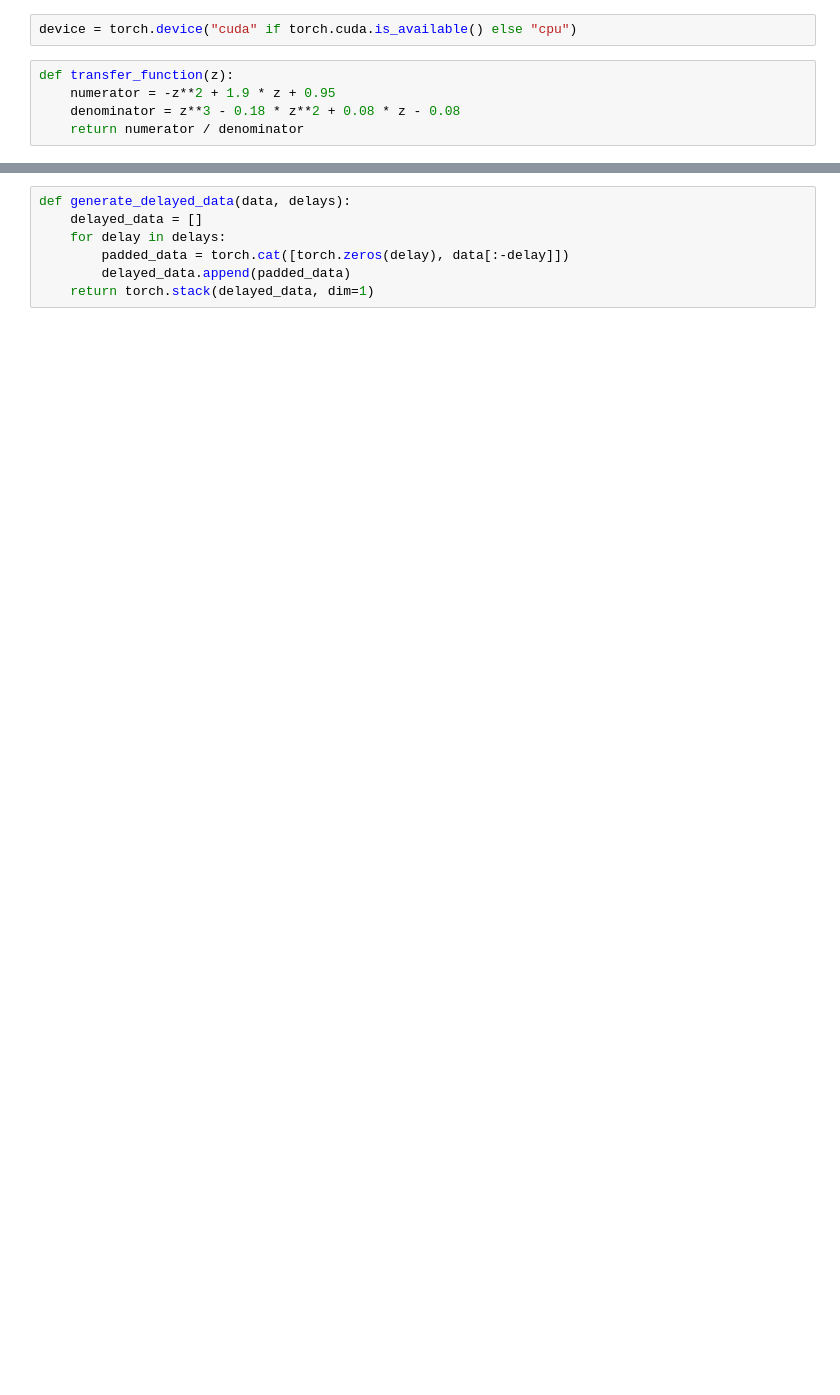
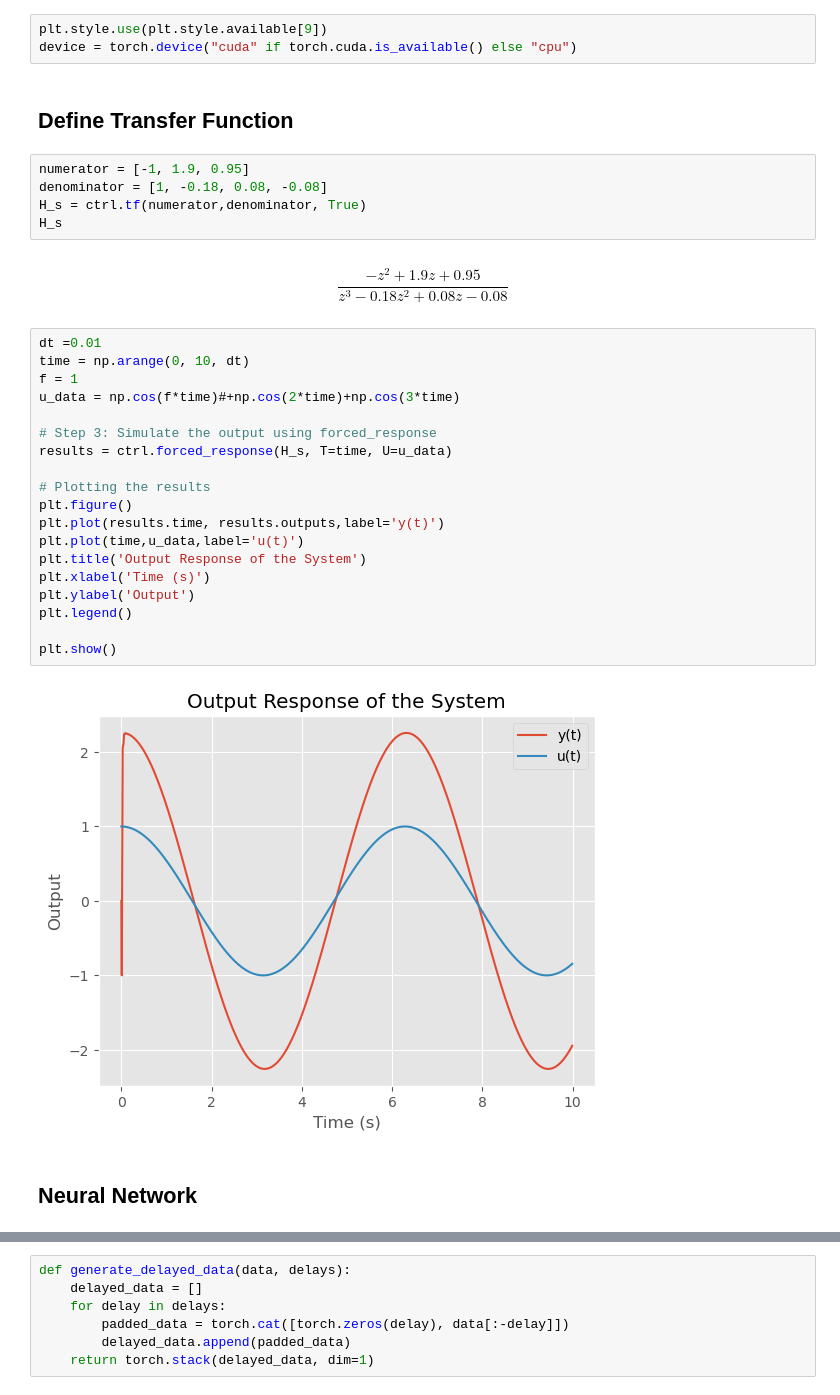
Before and after one commit to mmahdin/Computational-Intelligence-EE-AUT, a Jupyter notebook: lab/9/main.ipynb, the cells around one changed output, grey strips where cells are left out. Cells and saved outputs as stored; diff of their text form; blank space fills up the shorter version.

```diff
--- a/lab/9/main.ipynb
+++ b/lab/9/main.ipynb
@@ -7,7 +10,35 @@ import matplotlib.pyplot as plt
 # %%
+plt.style.use(plt.style.available[9])
 device = torch.device("cuda" if torch.cuda.is_available() else "cpu")
+# %% [markdown]
+## Define Transfer Function
 # %%
-def transfer_function(z):
-    numerator = -z**2 + 1.9 * z + 0.95
-    denominator = z**3 - 0.18 * z**2 + 0.08 * z - 0.08
-    return numerator / denominator
+numerator = [-1, 1.9, 0.95]
+denominator = [1, -0.18, 0.08, -0.08]
+H_s = ctrl.tf(numerator,denominator, True)
+H_s
+# %% [output]
+$$\frac{-z^2 + 1.9 z + 0.95}{z^3 - 0.18 z^2 + 0.08 z - 0.08}$$
+# %%
+dt =0.01
+time = np.arange(0, 10, dt)
+f = 1
+u_data = np.cos(f*time)#+np.cos(2*time)+np.cos(3*time)
+
+# Step 3: Simulate the output using forced_response
+results = ctrl.forced_response(H_s, T=time, U=u_data)
+
+# Plotting the results
+plt.figure()
+plt.plot(results.time, results.outputs,label='y(t)')
+plt.plot(time,u_data,label='u(t)')
+plt.title('Output Response of the System')
+plt.xlabel('Time (s)')
+plt.ylabel('Output')
+plt.legend()
+
+plt.show()
+# %% [output]
+[figure, added]
+# %% [markdown]
+## Neural Network
```
Also changed, not shown: parts of 8 cells of this notebook, 1 other file.
